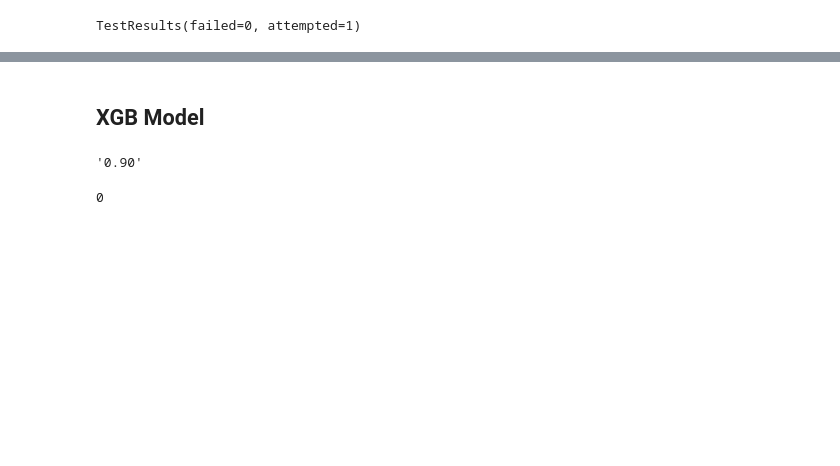
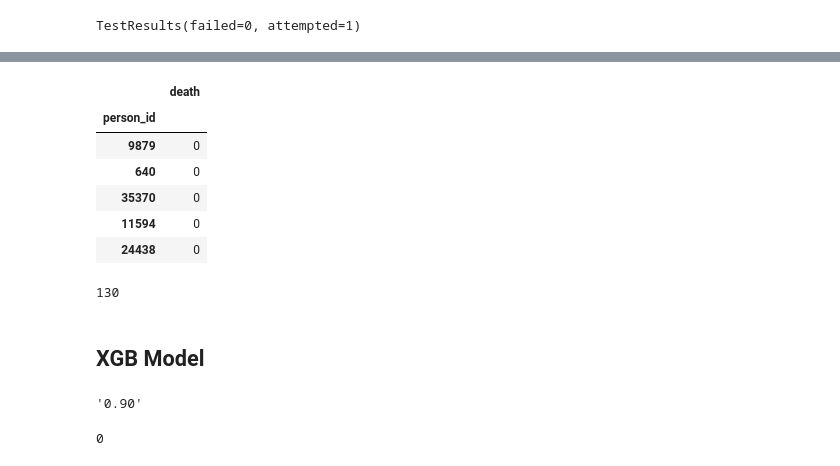
Before and after one commit to romirmoza/omop-cdm-postgresql, a Jupyter notebook: XGB_model_4.ipynb, the cells around one changed output, grey strips where cells are left out. Drawn from its saved outputs; the diff is of its cells as text; code cells hidden in the pictures; blank space fills up the shorter version.

```diff
--- a/XGB_model_4.ipynb
+++ b/XGB_model_4.ipynb
@@ -230,3 +288,17 @@ y_test = np.array(y_test).ravel()
+# %%
+y_test.head()
+# %% [output]
+|  | death |
+| person_id |  |
+| 9879 | 0 |
+| 640 | 0 |
+| 35370 | 0 |
+| 11594 | 0 |
+| 24438 | 0 |
+# %%
+y_test.death.sum()
+# %% [output]
+130
 # %% [markdown]
 ## XGB Model
 # %%
```
Also changed, not shown: parts of 35 cells of this notebook.
